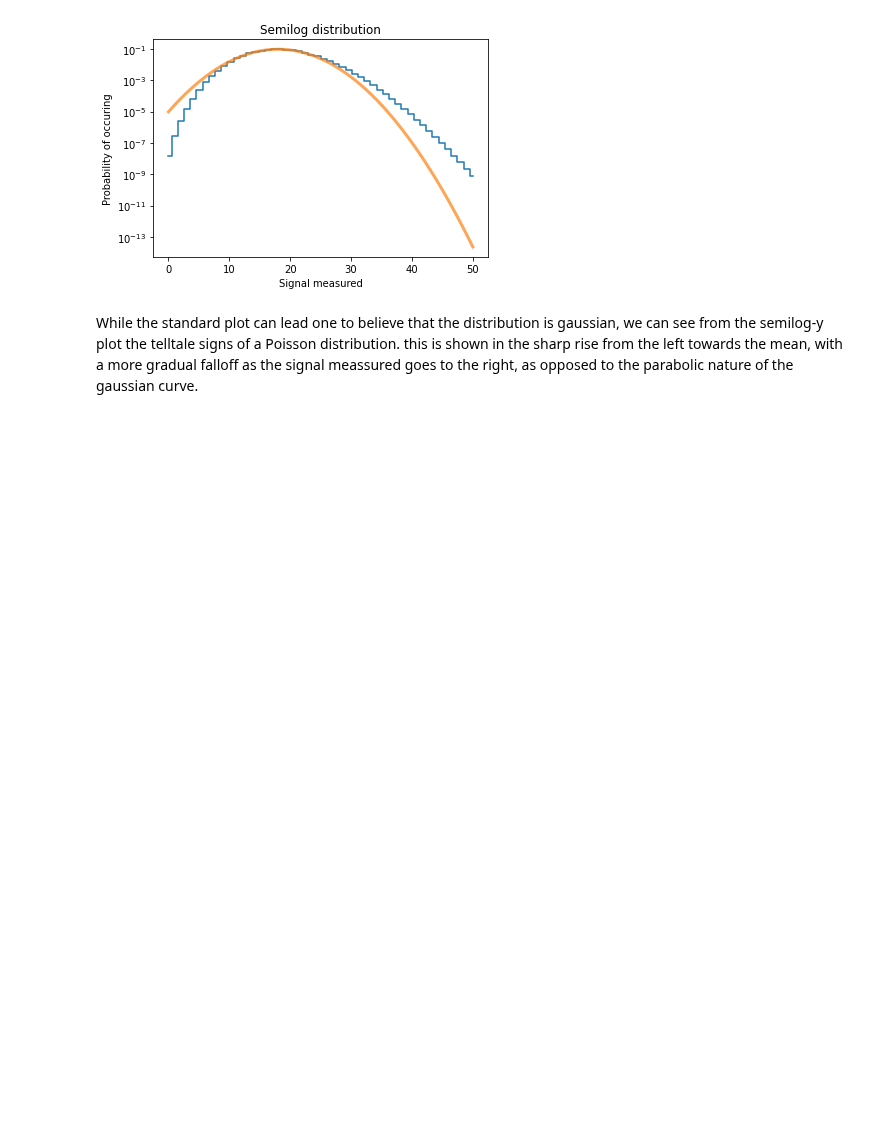
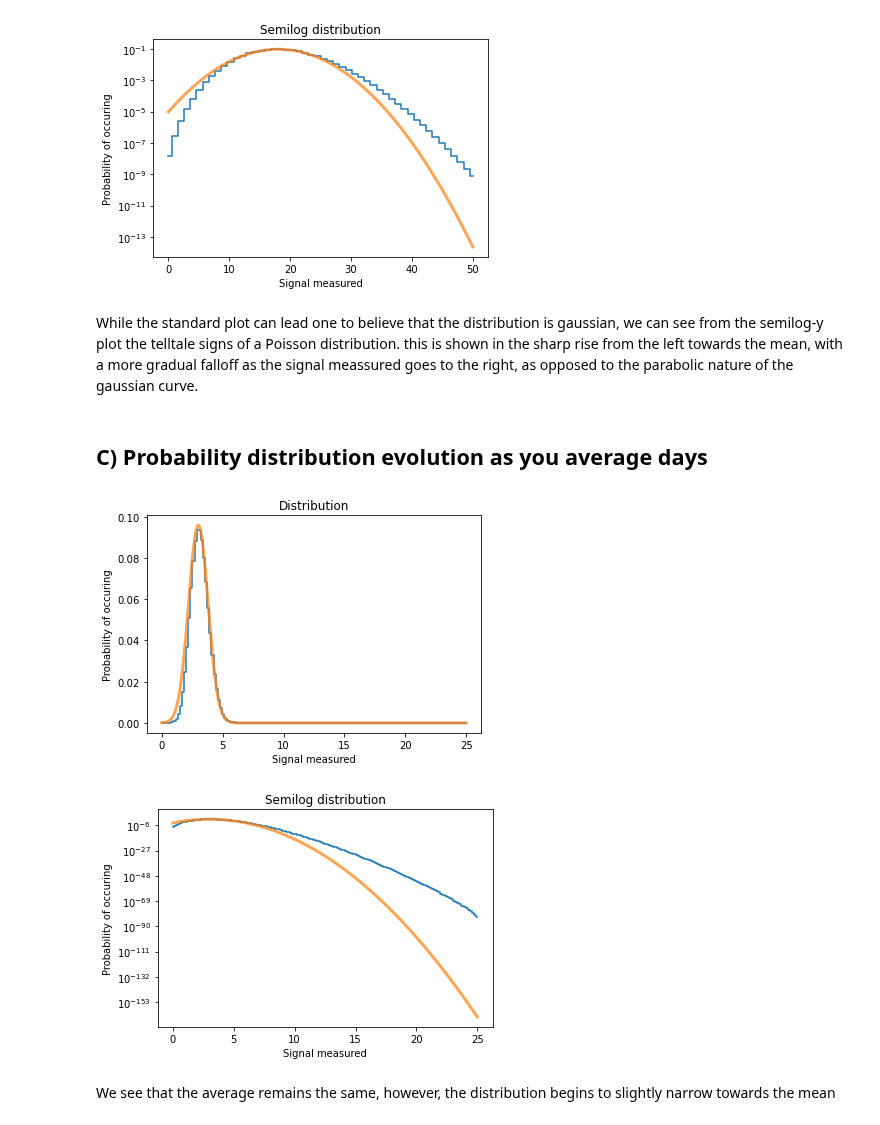
Before and after one commit to WyattOtsuka/PHYS434, a Jupyter notebook: lab2.ipynb, the cells around one changed output. Cells and saved outputs as stored; diff of their text form; code cells hidden in the pictures; blank space fills up the shorter version.

Commit message:
finished problem 1, started problem 2

```diff
--- a/lab2.ipynb
+++ b/lab2.ipynb
@@ -11,18 +12,23 @@ y = 6 # Average number of gamma-rays emitted by the hypothetical source
 # %% [markdown]
 ## A) Show how the probability distribution changes
 # %%
-def graph (start, stop, data,scale,divisor,mu, convolutions, xmax = None,xmin = None, average = False):
-    if average:
-        xmax = stop / convolutions
-    elif (xmax == None):
+def graph (start, stop, data,scale,divisor,mu, convolutions, xmax = None,xmin = None, averageMax = None):
+
+    if (xmax == None):
         xmax = stop
     if (xmin != None):
         start = xmin
     # Graphs the initiall distribution
     fig, ax = plt.subplots(1,1)
-    plt.step(x=np.linspace(start,xmax,xmax-start), y = data[start:xmax], where = 'mid')
-    x = np.linspace(start, xmax, 10000)
-    ax.plot(x,scipy.stats.norm.pdf(x,scale = scale, loc = mu * (convolutions+1))/divisor,linewidth = 3,alpha = 0.7) # 6.1 fits the curve to the distribution
+    if averageMax != None:
+        plt.step(x=np.linspace(start,averageMax,xmax-start), y = data[start:xmax], where = 'mid')
+        x = np.linspace(start, averageMax, 10000)
+        ax.plot(x,scipy.stats.norm.pdf(x,scale = scale, loc = mu)/divisor,linewidth = 3,alpha = 0.7) # 6.1 fits the curve to the distribution
+
+    else:
+        plt.step(x=np.linspace(start,xmax,xmax-start), y = data[start:xmax], where = 'mid')
+        x = np.linspace(start, xmax, 10000)
+        ax.plot(x,scipy.stats.norm.pdf(x,scale = scale, loc = mu * (convolutions+1))/divisor,linewidth = 3,alpha = 0.7) # 6.1 fits the curve to the distribution
 
     plt.xlabel("Signal measured")
     plt.ylabel("Probability of occuring")
@@ -30,9 +36,15 @@ def graph (start, stop, data,scale,divisor,mu, convolutions, xmax = None,xmin =
     plt.show()
 
     fig, ax = plt.subplots(1,1)
-    plt.step(x=np.linspace(start,xmax,xmax-start), y = data[start:xmax], where = 'mid')
-    x = np.linspace(start,xmax,10000)
-    ax.plot(x,scipy.stats.norm.pdf(x,scale = scale, loc = mu * (convolutions+1))/divisor,linewidth = 3,alpha = 0.7) # 6.1 fits the curve to the distribution
+    if averageMax != None:
+        plt.step(x=np.linspace(start,averageMax,xmax-start), y = data[start:xmax], where = 'mid')
+        x = np.linspace(start, averageMax, 10000)
+        ax.plot(x,scipy.stats.norm.pdf(x,scale = scale, loc = mu)/divisor,linewidth = 3,alpha = 0.7) # 6.1 fits the curve to the distribution
+
+    else:
+        plt.step(x=np.linspace(start,xmax,xmax-start), y = data[start:xmax], where = 'mid')
+        x = np.linspace(start, xmax, 10000)
+        ax.plot(x,scipy.stats.norm.pdf(x,scale = scale, loc = mu * (convolutions+1))/divisor,linewidth = 3,alpha = 0.7) # 6.1 fits the curve to the distribution
 
     plt.xlabel("Signal measured")
     plt.ylabel("Probability of occuring")
@@ -89,3 +101,16 @@ graph(0,len(convolved_bins), convolved_bins,4.2,1,x, 5,xmax = 50)
 [figure]
 # %% [markdown]
 While the standard plot can lead one to believe that the distribution is gaussian, we can see from the semilog-y plot the telltale signs of a Poisson distribution. this is shown in the sharp rise from the left towards the mean, with a more gradual falloff as the signal meassured goes to the right, as opposed to the parabolic nature of the gaussian curve.
+# %% [markdown]
+## C) Probability distribution evolution as you average days
+# %%
+convolved_bins = base_poisson
+for i in range(5):
+    convolved_bins = np.convolve(convolved_bins, base_poisson)
+# %%
+graph(0,len(convolved_bins), convolved_bins, 0.8,5.2,x, 5, averageMax = 25)
+# %% [output]
+[figure, added]
+[figure, added]
+# %% [markdown]
+We see that the average remains the same, however, the distribution begins to slightly narrow towards the mean
```
Also changed, not shown: parts of 15 cells of this notebook.
